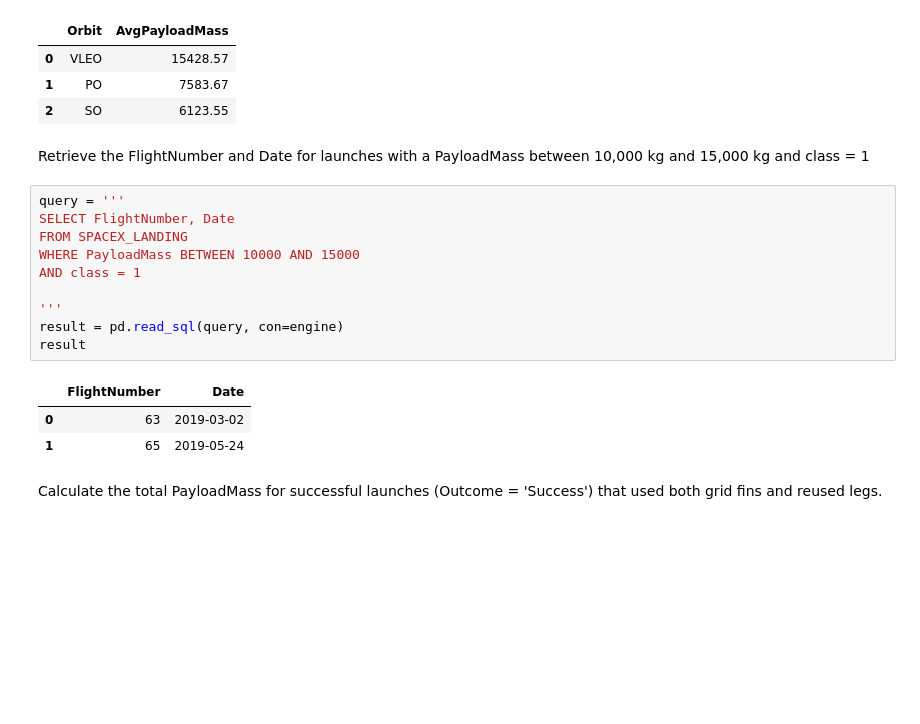
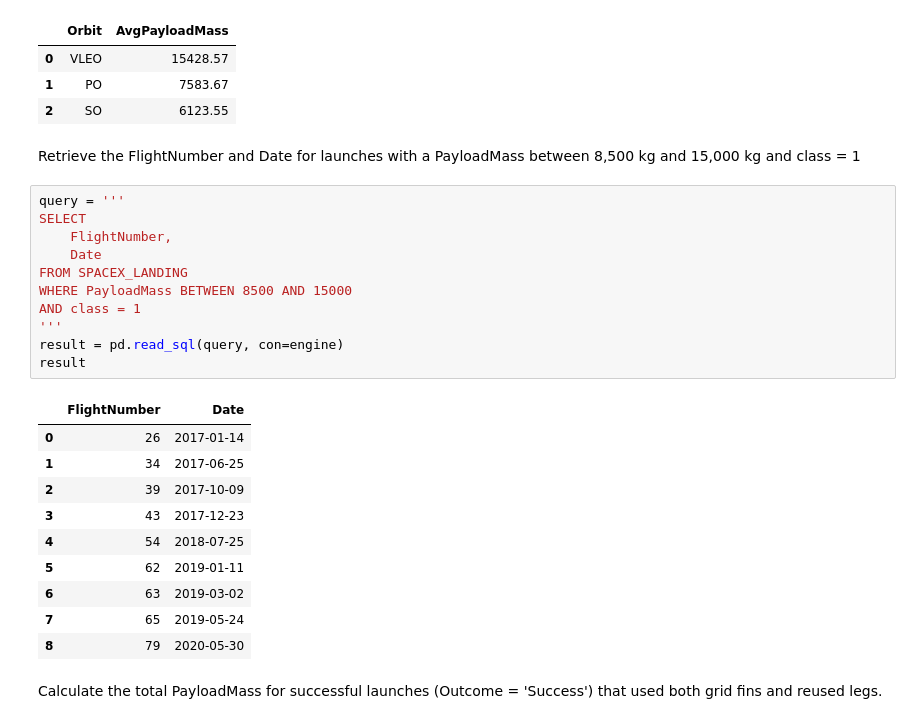
Before and after one commit to ClaudioChavarria/Rocket-Landing-Success-ML, a Jupyter notebook: 03-eda_and_feature_engineering/03-eda-and-feature-engineering.ipynb, the cells around one changed output. Cells and saved outputs as stored; diff of their text form; blank space fills up the shorter version.

```diff
--- a/03-eda_and_feature_engineering/03-eda-and-feature-engineering.ipynb
+++ b/03-eda_and_feature_engineering/03-eda-and-feature-engineering.ipynb
@@ -305,21 +305,29 @@ result
 | 1 | PO | 7583.67 |
 | 2 | SO | 6123.55 |
 # %% [markdown]
-Retrieve the FlightNumber and Date for launches with a PayloadMass between 10,000 kg and 15,000 kg and class = 1
+Retrieve the FlightNumber and Date for launches with a PayloadMass between 8,500 kg and 15,000 kg and class = 1
 # %%
 query = '''
-SELECT FlightNumber, Date
+SELECT
+    FlightNumber,
+    Date
 FROM SPACEX_LANDING
-WHERE PayloadMass BETWEEN 10000 AND 15000
+WHERE PayloadMass BETWEEN 8500 AND 15000
 AND class = 1
-
 '''
 result = pd.read_sql(query, con=engine)
 result
 # %% [output]
 |  | FlightNumber | Date |
-| 0 | 63 | 2019-03-02 |
-| 1 | 65 | 2019-05-24 |
+| 0 | 26 | 2017-01-14 |
+| 1 | 34 | 2017-06-25 |
+| 2 | 39 | 2017-10-09 |
+| 3 | 43 | 2017-12-23 |
+| 4 | 54 | 2018-07-25 |
+| 5 | 62 | 2019-01-11 |
+| 6 | 63 | 2019-03-02 |
+| 7 | 65 | 2019-05-24 |
+| 8 | 79 | 2020-05-30 |
 # %% [markdown]
 Calculate the total PayloadMass for successful launches (Outcome = 'Success') that used both grid fins and reused legs.
 # %%
```
